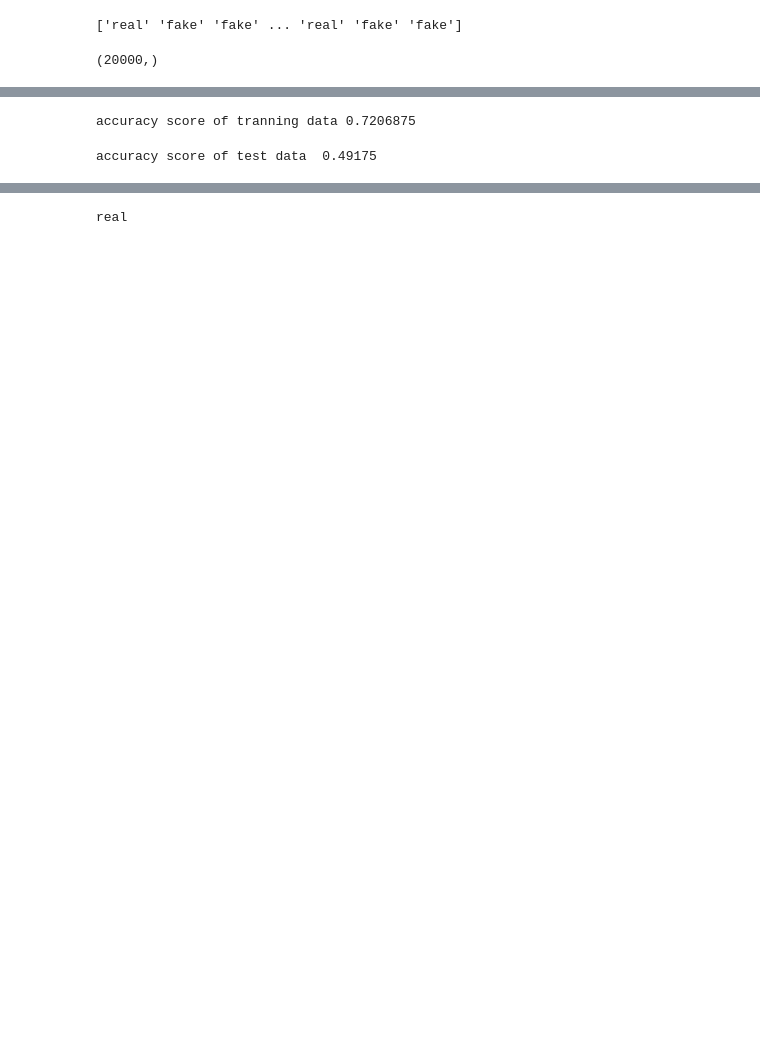
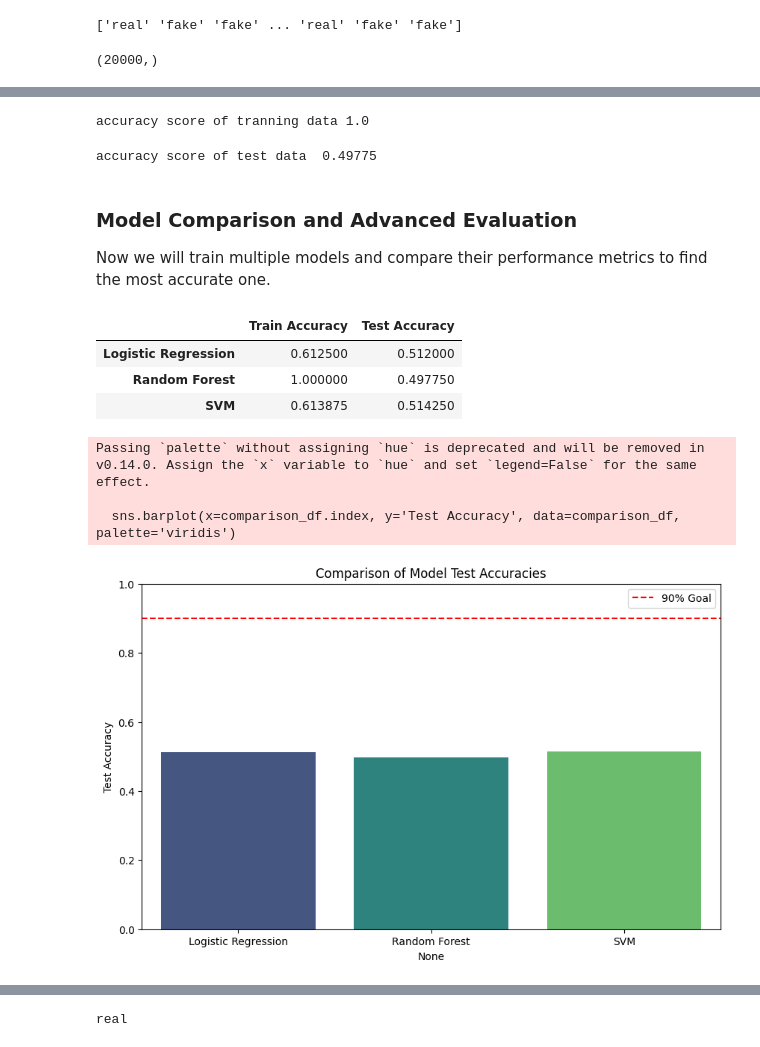
Before and after one commit to HARSHUL-1312/fake-news-prediction, a Jupyter notebook: fake_news_prediction.ipynb, the cells around one changed output, grey strips where cells are left out. Cells and saved outputs as stored; diff of their text form; code cells hidden in the pictures; blank space fills up the shorter version.

```diff
--- a/fake_news_prediction.ipynb
+++ b/fake_news_prediction.ipynb
@@ -59,7 +63,7 @@ dtype: int64
 # %%
 news_dataset=news_dataset.fillna('')
 # %%
-news_dataset['contet']=news_dataset['title']+''+news_dataset['author']+''+news_dataset['source']+''+news_dataset['category']
+news_dataset['contet'] = news_dataset['title'] + ' ' + news_dataset['text'] + ' ' + news_dataset['author'] + ' ' + news_dataset['source'] + ' ' + news_dataset['category']
 # %%
 print(news_dataset['contet'])
 # %% [output]
@@ -138,9 +142,9 @@ y.shape
 # %% [output]
 (20000,)
 # %%
-vectorizer=TfidfVectorizer()
+vectorizer = TfidfVectorizer(max_features=5000)
 vectorizer.fit(x)
-x=vectorizer.transform(x)
+x = vectorizer.transform(x)
 # %%
 print(x)
 # %% [output]
@@ -168 +170,3 @@ model=LogisticRegression()
+# %%
+model = RandomForestClassifier(n_estimators=100, random_state=2)
 # %%
@@ -175,5 +179,5 @@ training_data_accuracy=accuracy_score(x_train_prediction,y_train)
 # %%
 print('accuracy score of tranning data',training_data_accuracy)
 # %% [output]
-accuracy score of tranning data 0.7206875
+accuracy score of tranning data 1.0
 # %%
@@ -182,4 +186,51 @@ test_data_accuracy=accuracy_score(x_test_prediction,y_test)
 # %%
 print('accuracy score of test data ',test_data_accuracy)
 # %% [output]
-accuracy score of test data  0.49175
+accuracy score of test data  0.49775
+# %% [markdown]
+### Model Comparison and Advanced Evaluation
+Now we will train multiple models and compare their performance metrics to find the most accurate one.
+# %%
+models = {
+    'Logistic Regression': LogisticRegression(max_iter=1000),
+    'Random Forest': RandomForestClassifier(n_estimators=100, random_state=2),
+    'SVM': SVC(kernel='linear')
+}
+
+results = {}
+
+for name, model in models.items():
+    model.fit(x_train, y_train)
+    train_pred = model.predict(x_train)
+    test_pred = model.predict(X_test)
+
+    results[name] = {
+        'Train Accuracy': accuracy_score(y_train, train_pred),
+        'Test Accuracy': accuracy_score(y_test, test_pred)
+    }
+
+# Create a comparison table
+comparison_df = pd.DataFrame(results).T
+display(comparison_df.style.highlight_max(color='lightgreen', axis=0))
+# %% [output]
+|  | Train Accuracy | Test Accuracy |
+| Logistic Regression | 0.612500 | 0.512000 |
+| Random Forest | 1.000000 | 0.497750 |
+| SVM | 0.613875 | 0.514250 |
+# %%
+import matplotlib.pyplot as plt
+import seaborn as sns
+
+# Visualize the Test Accuracies
+plt.figure(figsize=(10, 6))
+sns.barplot(x=comparison_df.index, y='Test Accuracy', data=comparison_df, palette='viridis')
+plt.title('Comparison of Model Test Accuracies')
+plt.ylim(0, 1.0)
+plt.axhline(0.9, color='red', linestyle='--', label='90% Goal')
+plt.legend()
+plt.show()
+# %% [output]
+Passing `palette` without assigning `hue` is deprecated and will be removed in v0.14.0. Assign the `x` variable to `hue` and set `legend=False` for the same effect.
+
+  sns.barplot(x=comparison_df.index, y='Test Accuracy', data=comparison_df, palette='viridis')
+[figure, added]
```
Also changed, not shown: parts of 15 cells of this notebook.
